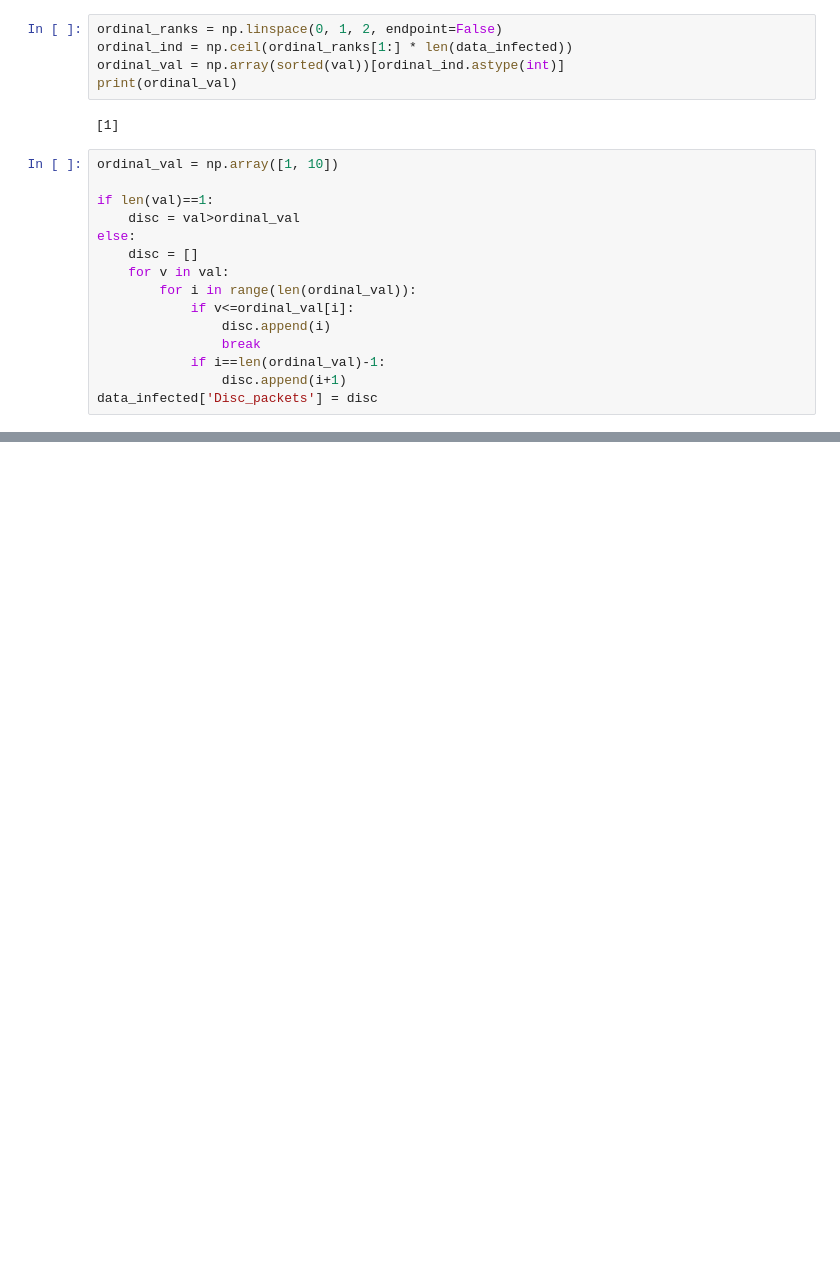
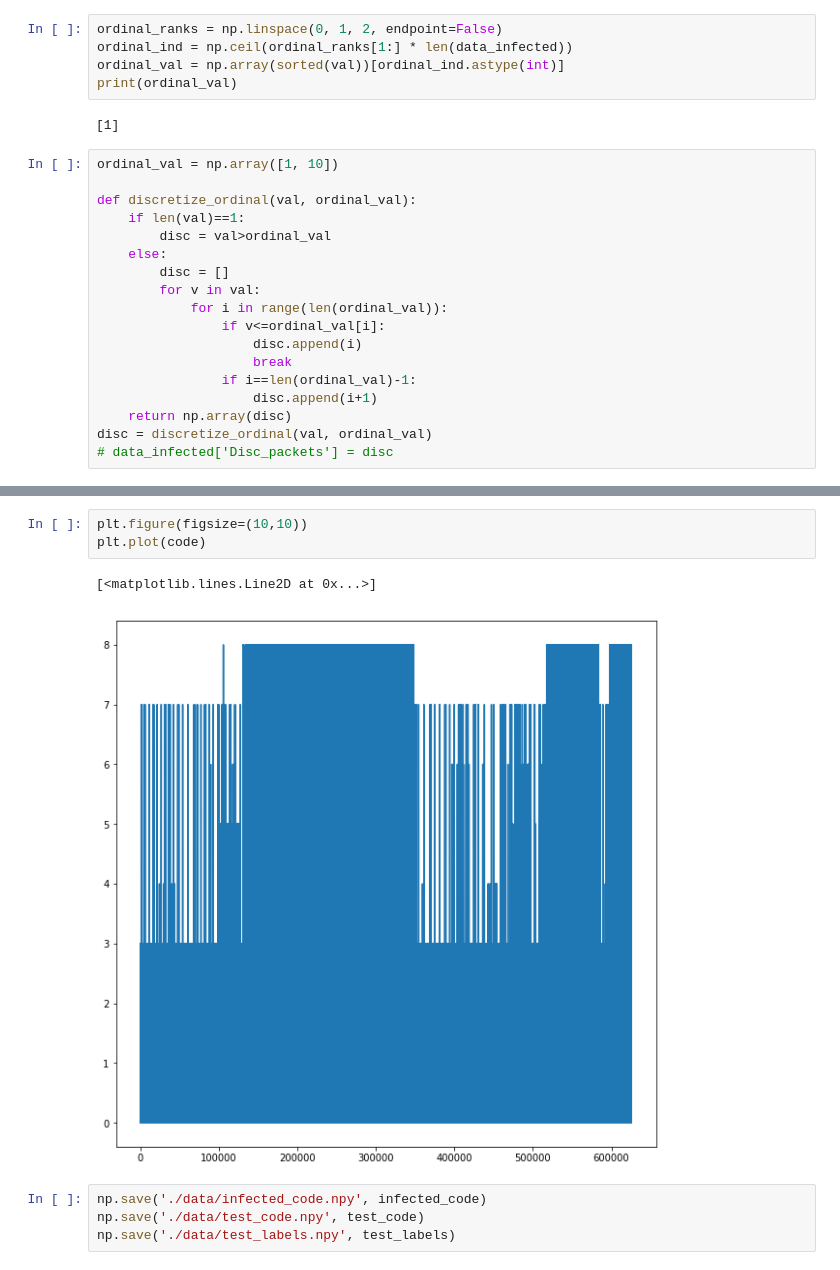
Before and after one commit to giannislelekas/CS4035, a Jupyter notebook: lab3/Flow_Data_Discretiazation_Task.ipynb, the cells around one changed output, grey strips where cells are left out. Drawn from its saved outputs; the diff is of its cells as text; blank space fills up the shorter version.

```diff
--- a/lab3/Flow_Data_Discretiazation_Task.ipynb
+++ b/lab3/Flow_Data_Discretiazation_Task.ipynb
@@ -154,15 +156,18 @@ print(ordinal_val)
 # %%
 ordinal_val = np.array([1, 10])
 
-if len(val)==1:
-    disc = val>ordinal_val
-else:
-    disc = []
-    for v in val:
-        for i in range(len(ordinal_val)):
-            if v<=ordinal_val[i]:
-                disc.append(i)
-                break
-            if i==len(ordinal_val)-1:
-                disc.append(i+1)
-data_infected['Disc_packets'] = disc
+def discretize_ordinal(val, ordinal_val):
+    if len(val)==1:
+        disc = val>ordinal_val
+    else:
+        disc = []
+        for v in val:
+            for i in range(len(ordinal_val)):
+                if v<=ordinal_val[i]:
+                    disc.append(i)
+                    break
+                if i==len(ordinal_val)-1:
+                    disc.append(i+1)
+    return np.array(disc)
+disc = discretize_ordinal(val, ordinal_val)
+# data_infected['Disc_packets'] = disc
@@ -194,0 +225,10 @@ array([0., 0.])
+# %%
+plt.figure(figsize=(10,10))
+plt.plot(code)
+# %% [output]
+[<matplotlib.lines.Line2D at 0x...>]
+[figure, added]
+# %%
+np.save('./data/infected_code.npy', infected_code)
+np.save('./data/test_code.npy', test_code)
+np.save('./data/test_labels.npy', test_labels)
```
Also changed, not shown: parts of 13 cells of this notebook, 4 other files.
